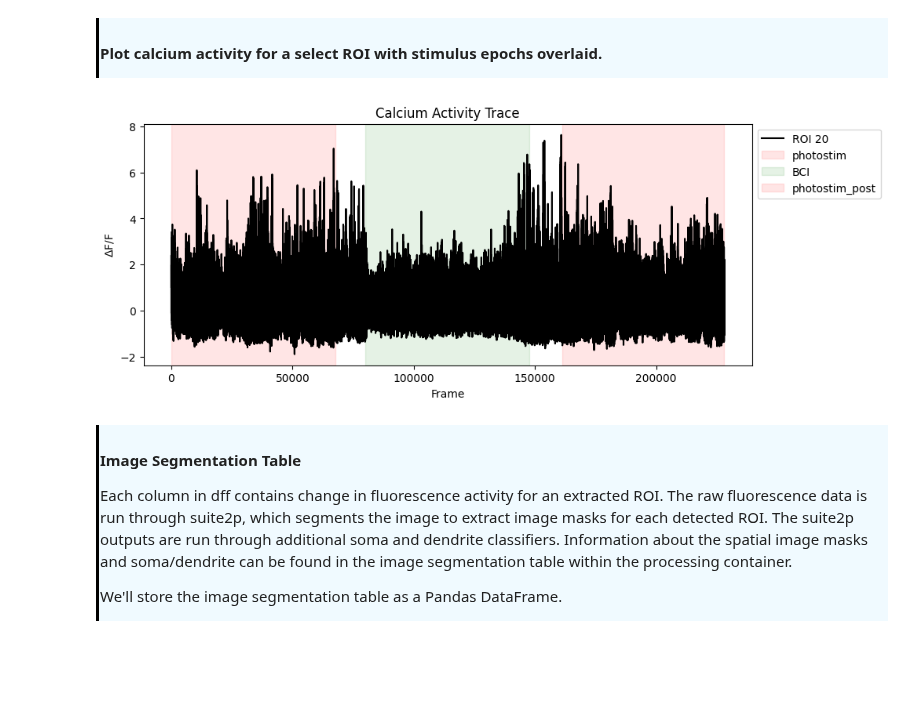
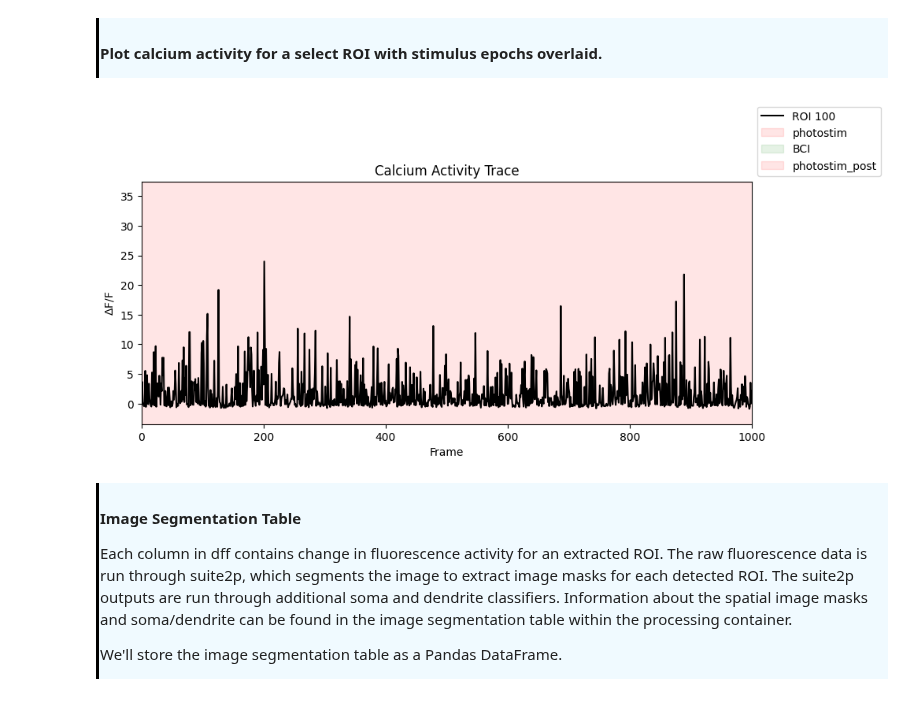
Before and after one commit to AllenNeuralDynamics/AIND-CNC-BCI-Workshop, a Jupyter notebook: code/demo_20250724.ipynb, the cells around one changed output. Cells and saved outputs as stored; diff of their text form; code cells hidden in the pictures; blank space fills up the shorter version.

```diff
--- a/code/demo_20250724.ipynb
+++ b/code/demo_20250724.ipynb
@@ -114,7 +114,7 @@ The /data folder contains a directory named for each experimental session that w
 
 From the metadata table, we'll store the subject_id and date for a session of interest.
 # %%
-idx = 10
+idx = 14
 
 subject_id = metadata.subject_id[idx]
 date = metadata.session_time[idx][0:10] # save just the year, month, and date
@@ -231,6 +231,6 @@ Frame Rate: 58.2056
 # %%
 # Select an ROI
-ROI = 20
+ROI = 100
 
 # Figure parameters
 plt.rcParams["figure.figsize"] = (10, 4)
@@ -361,24 +361,25 @@ bci.head()
 # %%
 # Plot dff for select ROI
 plt.rcParams["figure.figsize"] = (10, 4)
 
 plt.plot(dff[:, ROI], label=f'ROI {ROI}', color='black')
 
 # Add shaded regions for stimulus epochs
 stimulus_names = ['photostim','BCI','photostim_post']
 colors = ['red','green','red']
 for c,stimulus_name in enumerate(stimulus_names):
     stim = epoch_table[epoch_table.stimulus_name==stimulus_name]
     for j in range(len(stim)):
         plt.axvspan(xmin=stim.start_frame.iloc[j], xmax=stim.stop_frame.iloc[j], color=colors[c], alpha=0.1, label = stimulus_name)
 
 plt.ylabel(r'$\Delta$F/F')
 plt.xlabel('Frame')
+plt.xlim([0,1000])
 plt.title('Calcium Activity Trace')
 plt.legend(bbox_to_anchor=(1.0, 1.0))
 plt.show()
 # %% [output]
-[figure, old version]
+[figure, new version]
 # %% [markdown]
 <div style="border-left: 3px solid #000; padding: 1px; padding-left: 10px; background: #F0FAFF; ">
 
```
Also changed, not shown: parts of 22 cells of this notebook, 3 other files.
